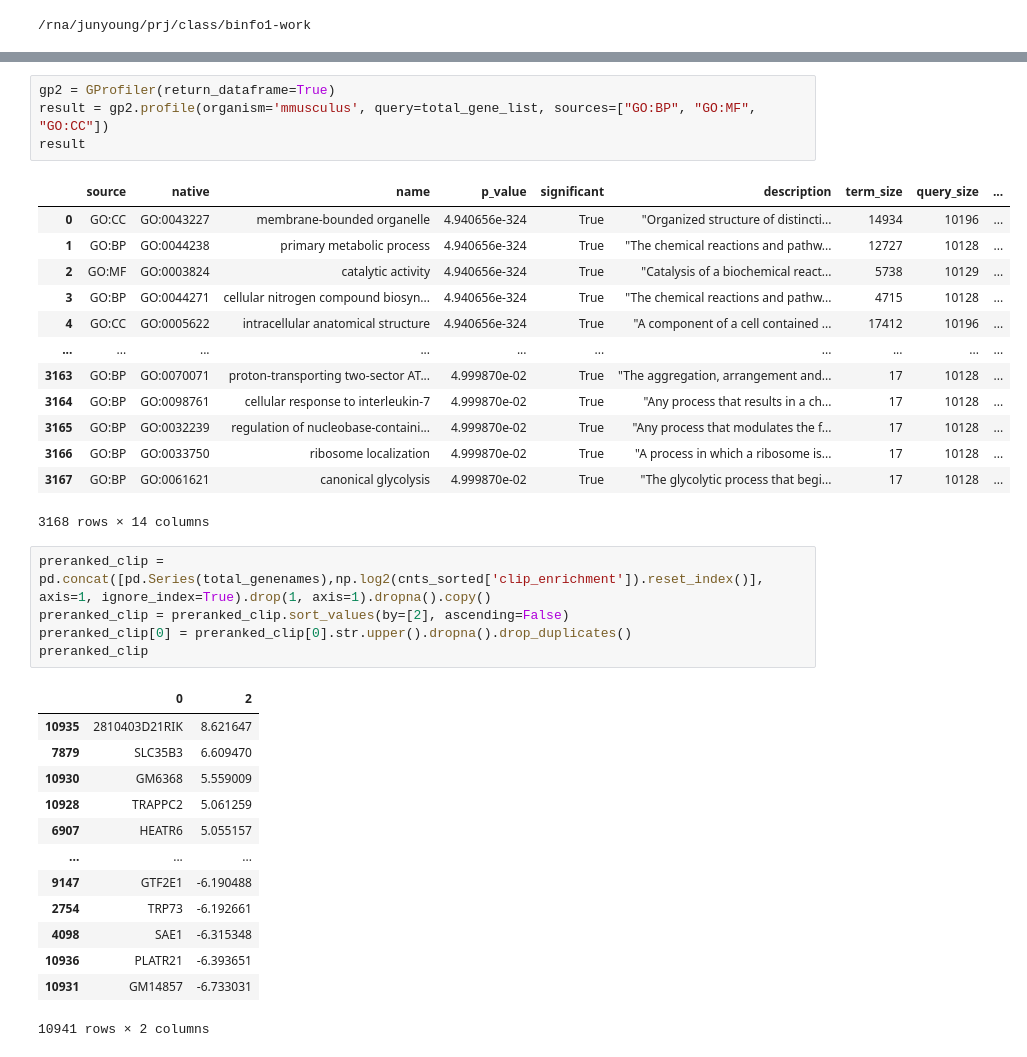
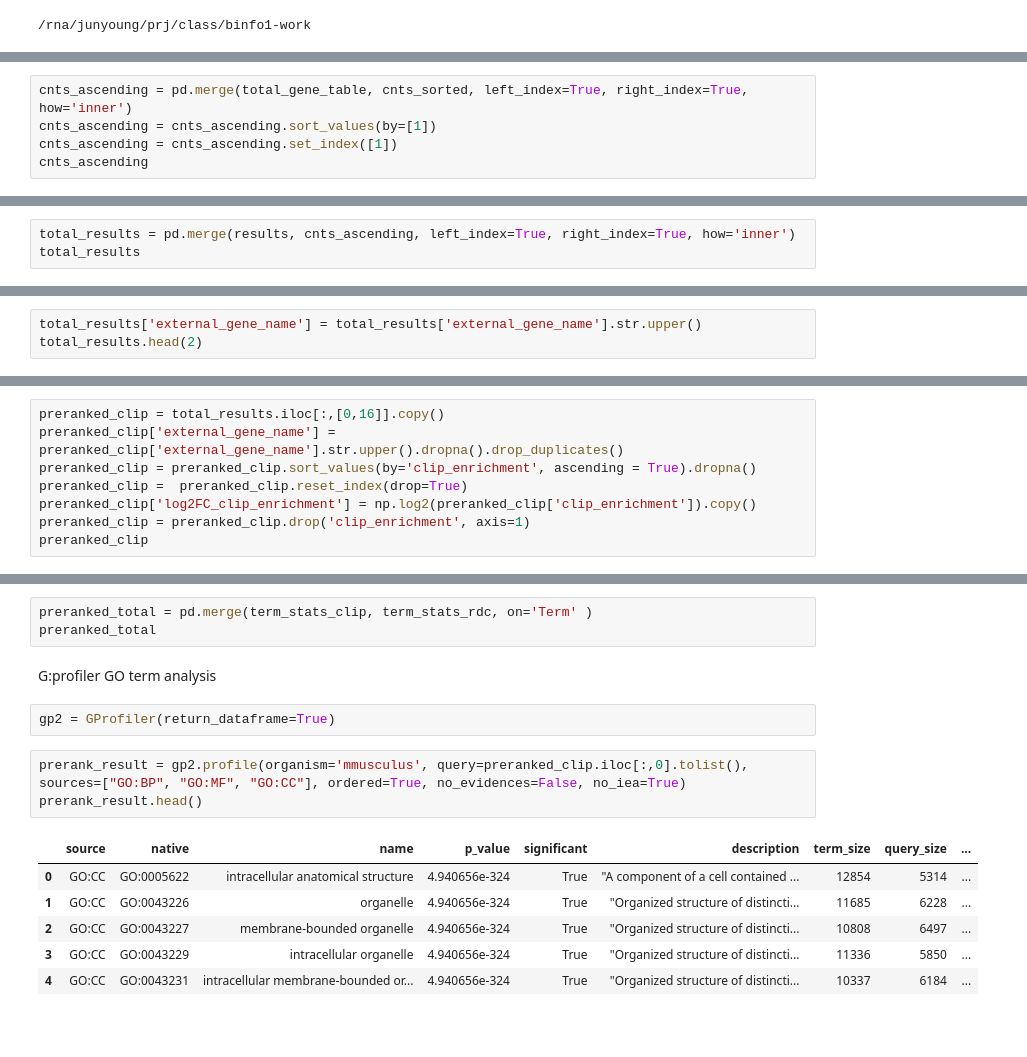
Before and after one commit to jjun7793/2024snubinfo_term, a Jupyter notebook: Junyoung_Park_2024snubinfo.ipynb, the cells around one changed output, grey strips where cells are left out. Drawn from its saved outputs; the diff is of its cells as text; blank space fills up the shorter version.

```diff
--- a/Junyoung_Park_2024snubinfo.ipynb
+++ b/Junyoung_Park_2024snubinfo.ipynb
@@ -201,0 +240,5 @@ gp.get_library_name()
+# %%
+cnts_ascending = pd.merge(total_gene_table, cnts_sorted, left_index=True, right_index=True, how='inner')
+cnts_ascending = cnts_ascending.sort_values(by=[1])
+cnts_ascending = cnts_ascending.set_index([1])
+cnts_ascending
@@ -201,0 +260,3 @@ gp.get_library_name()
+# %%
+total_results = pd.merge(results, cnts_ascending, left_index=True, right_index=True, how='inner')
+total_results
@@ -215,0 +309,3 @@ enr.res2d.head()
+# %%
+total_results['external_gene_name'] = total_results['external_gene_name'].str.upper()
+total_results.head(2)
@@ -215,0 +370,8 @@ enr.res2d.head()
+# %%
+preranked_clip = total_results.iloc[:,[0,16]].copy()
+preranked_clip['external_gene_name'] = preranked_clip['external_gene_name'].str.upper().dropna().drop_duplicates()
+preranked_clip = preranked_clip.sort_values(by='clip_enrichment', ascending = True).dropna()
+preranked_clip =  preranked_clip.reset_index(drop=True)
+preranked_clip['log2FC_clip_enrichment'] = np.log2(preranked_clip['clip_enrichment']).copy()
+preranked_clip = preranked_clip.drop('clip_enrichment', axis=1)
+preranked_clip
@@ -216,37 +512,17 @@ enr.res2d.head()
+# %%
+preranked_total = pd.merge(term_stats_clip, term_stats_rdc, on='Term' )
+preranked_total
+# %% [markdown]
+G:profiler GO term analysis
+# %%
+gp2 = GProfiler(return_dataframe=True)
 # %%
-gp2 = GProfiler(return_dataframe=True)
-result = gp2.profile(organism='mmusculus', query=total_gene_list, sources=["GO:BP", "GO:MF", "GO:CC"])
-result
+prerank_result = gp2.profile(organism='mmusculus', query=preranked_clip.iloc[:,0].tolist(), sources=["GO:BP", "GO:MF", "GO:CC"], ordered=True, no_evidences=False, no_iea=True)
+prerank_result.head()
 # %% [output]
 |  | source | native | name | p_value | significant | description | term_size | query_size | ... |
-| 0 | GO:CC | GO:0043227 | membrane-bounded organelle | 4.940656e-324 | True | "Organized structure of distincti... | 14934 | 10196 | ... |
-| 1 | GO:BP | GO:0044238 | primary metabolic process | 4.940656e-324 | True | "The chemical reactions and pathw... | 12727 | 10128 | ... |
-| 2 | GO:MF | GO:0003824 | catalytic activity | 4.940656e-324 | True | "Catalysis of a biochemical react... | 5738 | 10129 | ... |
-| 3 | GO:BP | GO:0044271 | cellular nitrogen compound biosyn... | 4.940656e-324 | True | "The chemical reactions and pathw... | 4715 | 10128 | ... |
-| 4 | GO:CC | GO:0005622 | intracellular anatomical structure | 4.940656e-324 | True | "A component of a cell contained ... | 17412 | 10196 | ... |
-| ... | ... | ... | ... | ... | ... | ... | ... | ... | ... |
-| 3163 | GO:BP | GO:0070071 | proton-transporting two-sector AT... | 4.999870e-02 | True | "The aggregation, arrangement and... | 17 | 10128 | ... |
-| 3164 | GO:BP | GO:0098761 | cellular response to interleukin-7 | 4.999870e-02 | True | "Any process that results in a ch... | 17 | 10128 | ... |
-| 3165 | GO:BP | GO:0032239 | regulation of nucleobase-containi... | 4.999870e-02 | True | "Any process that modulates the f... | 17 | 10128 | ... |
-| 3166 | GO:BP | GO:0033750 | ribosome localization | 4.999870e-02 | True | "A process in which a ribosome is... | 17 | 10128 | ... |
-| 3167 | GO:BP | GO:0061621 | canonical glycolysis | 4.999870e-02 | True | "The glycolytic process that begi... | 17 | 10128 | ... |
+| 0 | GO:CC | GO:0005622 | intracellular anatomical structure | 4.940656e-324 | True | "A component of a cell contained ... | 12854 | 5314 | ... |
+| 1 | GO:CC | GO:0043226 | organelle | 4.940656e-324 | True | "Organized structure of distincti... | 11685 | 6228 | ... |
+| 2 | GO:CC | GO:0043227 | membrane-bounded organelle | 4.940656e-324 | True | "Organized structure of distincti... | 10808 | 6497 | ... |
+| 3 | GO:CC | GO:0043229 | intracellular organelle | 4.940656e-324 | True | "Organized structure of distincti... | 11336 | 5850 | ... |
+| 4 | GO:CC | GO:0043231 | intracellular membrane-bounded or... | 4.940656e-324 | True | "Organized structure of distincti... | 10337 | 6184 | ... |
-3168 rows × 14 columns
-# %%
-preranked_clip = pd.concat([pd.Series(total_genenames),np.log2(cnts_sorted['clip_enrichment']).reset_index()], axis=1, ignore_index=True).drop(1, axis=1).dropna().copy()
-preranked_clip = preranked_clip.sort_values(by=[2], ascending=False)
-preranked_clip[0] = preranked_clip[0].str.upper().dropna().drop_duplicates()
-preranked_clip
-# %% [output]
-|  | 0 | 2 |
-| 10935 | 2810403D21RIK | 8.621647 |
-| 7879 | SLC35B3 | 6.609470 |
-| 10930 | GM6368 | 5.559009 |
-| 10928 | TRAPPC2 | 5.061259 |
-| 6907 | HEATR6 | 5.055157 |
-| ... | ... | ... |
-| 9147 | GTF2E1 | -6.190488 |
-| 2754 | TRP73 | -6.192661 |
-| 4098 | SAE1 | -6.315348 |
-| 10936 | PLATR21 | -6.393651 |
-| 10931 | GM14857 | -6.733031 |
-10941 rows × 2 columns
```
Also changed, not shown: parts of 47 cells of this notebook.
